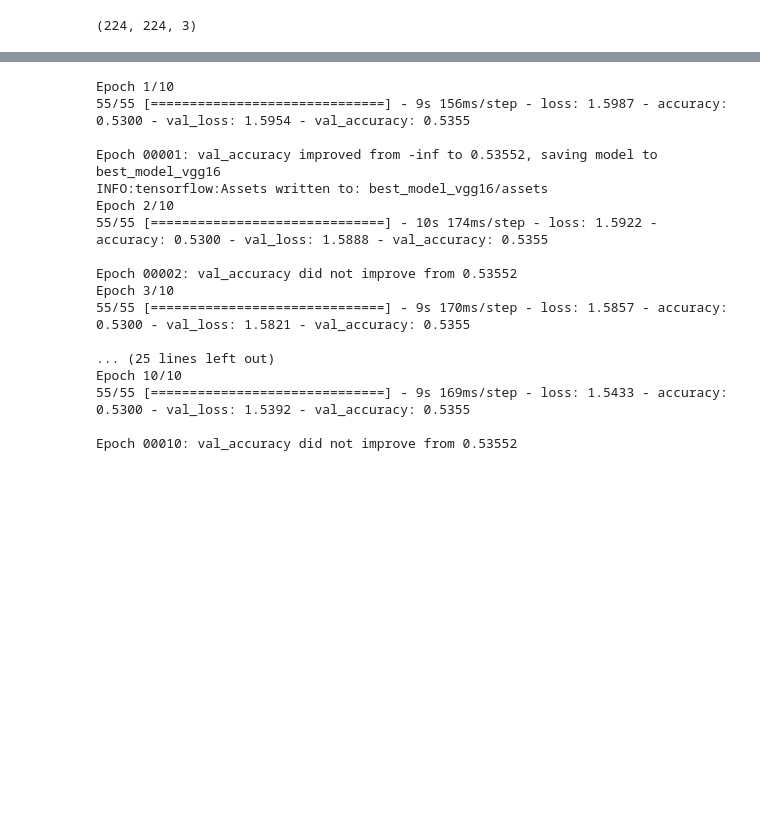
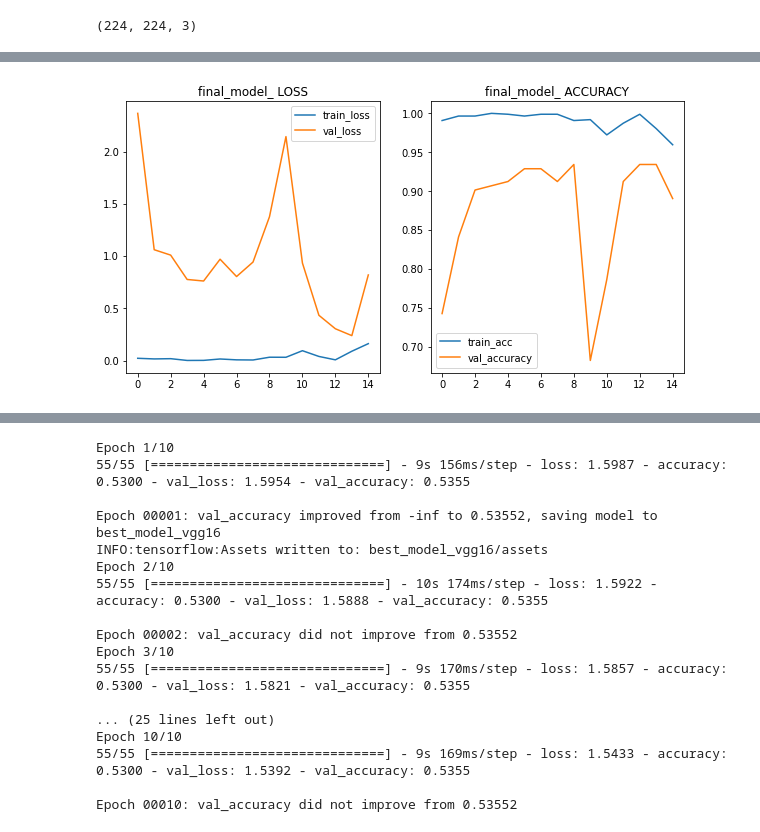
Before and after one commit to martinfinis/HelloCodeSchoolProject, a Jupyter notebook: RNN_Quest_1_Martin.ipynb, the cells around one changed output, grey strips where cells are left out. Cells and saved outputs as stored; diff of their text form; code cells hidden in the pictures; blank space fills up the shorter version.

```diff
--- a/RNN_Quest_1_Martin.ipynb
+++ b/RNN_Quest_1_Martin.ipynb
@@ -762,0 +805,7 @@ _________________________________________________________________
+# %%
+inp = Input(shape=in_shape)
+y = resnet50(inp)
+y = top_model(y)
+final_model = Model(inp,y)
+
+final_model.summary()
@@ -763,3 +827,7 @@ _________________________________________________________________
+# %%
+final_model.compile(optimizer=Adam(lr=0.0001),loss='categorical_crossentropy',metrics='accuracy')
+# %%
+mcp = ModelCheckpoint('final_model', monitor='val_accuracy', save_best_only=True, save_weights_only=False, verbose=1)
 # %%
-history_model_vgg16_a = model_vgg16_a.fit(train_generator,validation_data = valid_generator,epochs=30,callbacks=[mcp])
+history_model_final_model = final_model.fit(train_generator,validation_data = valid_generator,epochs=15,callbacks=[mcp])
 # %% [output]
@@ -769,0 +851,4 @@ history_plot_from_loss_acc(history_model_vgg16_a,'history_model_vgg16_a')
+# %%
+history_plot_from_loss_acc(history_model_final_model,'final_model')
+# %% [output]
+[figure, added]
```
Also changed, not shown: parts of 51 cells of this notebook.
